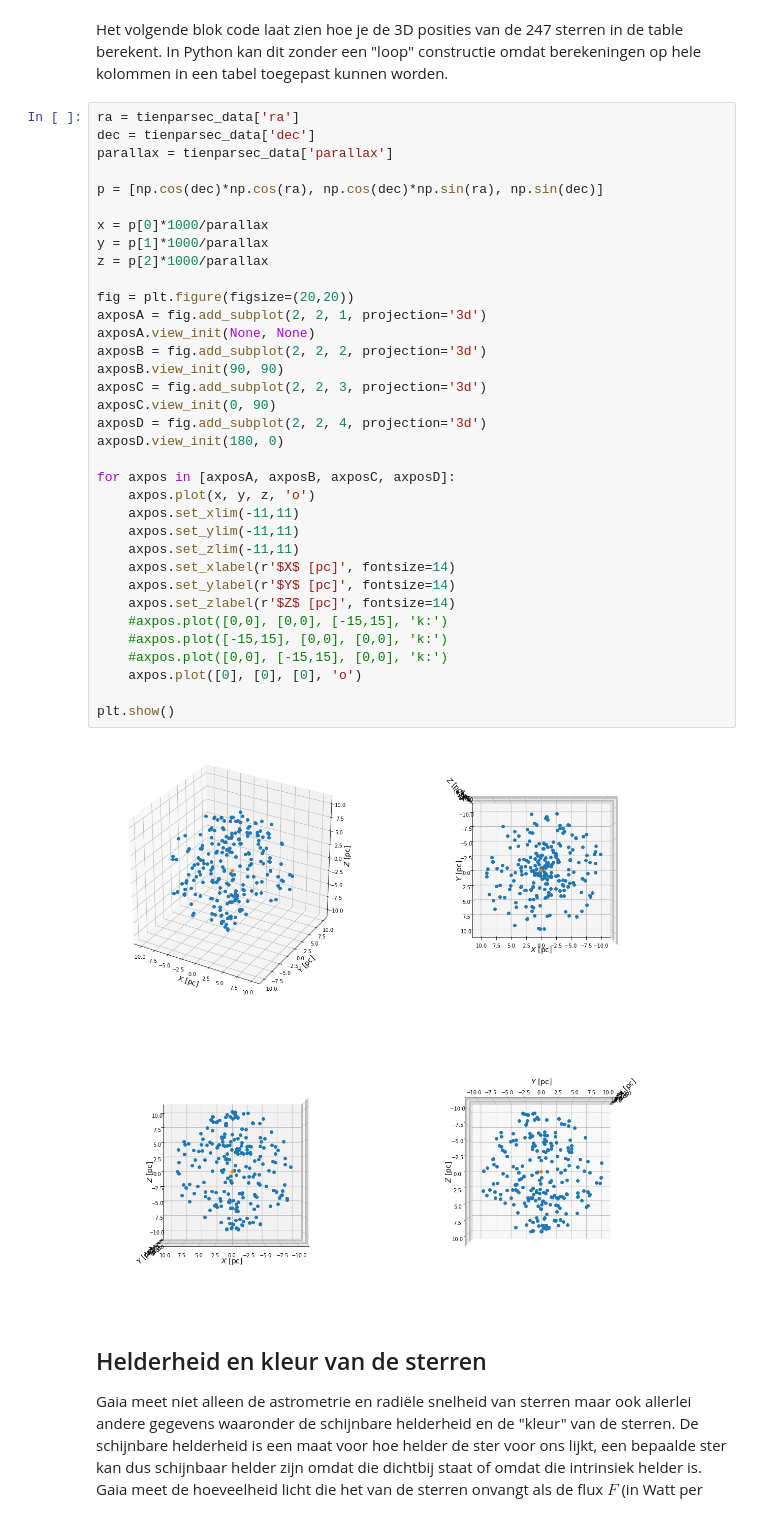
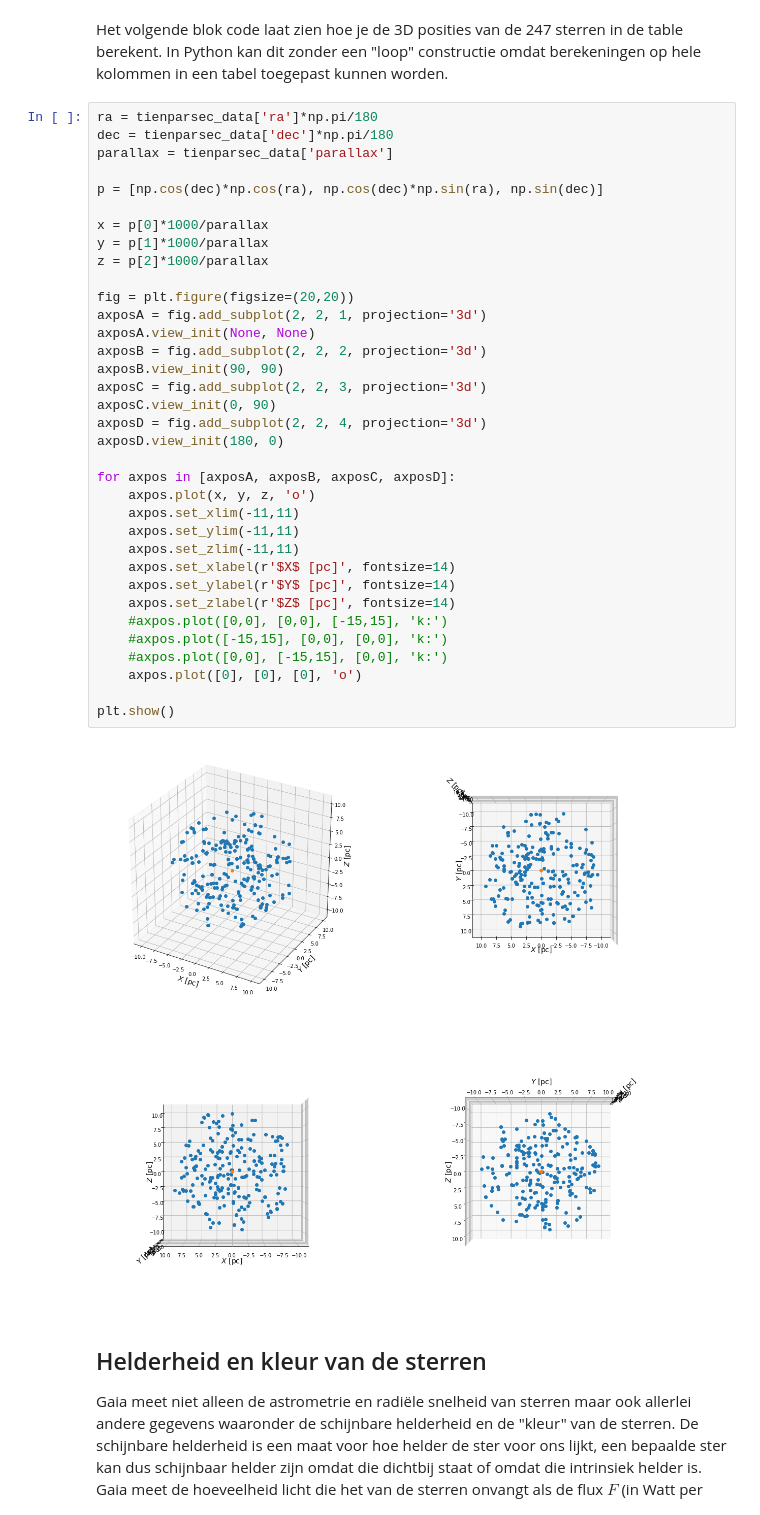
Before and after one commit to agabrown/nwd-2019-gaia-workshop, a Jupyter notebook: TienParsec.ipynb, the cells around one changed output. Cells and saved outputs as stored; diff of their text form.

```diff
--- a/TienParsec.ipynb
+++ b/TienParsec.ipynb
@@ -145,42 +145,42 @@ WARNING: W06: ./data/TienParsecSample.vot:51:0: W06: Invalid UCD 'phot.color': U
 # %% [markdown]
 Het volgende blok code laat zien hoe je de 3D posities van de 247 sterren in de table berekent. In Python kan dit zonder een "loop" constructie omdat berekeningen op hele kolommen in een tabel toegepast kunnen worden.
 # %%
-ra = tienparsec_data['ra']
-dec = tienparsec_data['dec']
+ra = tienparsec_data['ra']*np.pi/180
+dec = tienparsec_data['dec']*np.pi/180
 parallax = tienparsec_data['parallax']
 
 p = [np.cos(dec)*np.cos(ra), np.cos(dec)*np.sin(ra), np.sin(dec)]
 
 x = p[0]*1000/parallax
 y = p[1]*1000/parallax
 z = p[2]*1000/parallax
 
 fig = plt.figure(figsize=(20,20))
 axposA = fig.add_subplot(2, 2, 1, projection='3d')
 axposA.view_init(None, None)
 axposB = fig.add_subplot(2, 2, 2, projection='3d')
 axposB.view_init(90, 90)
 axposC = fig.add_subplot(2, 2, 3, projection='3d')
 axposC.view_init(0, 90)
 axposD = fig.add_subplot(2, 2, 4, projection='3d')
 axposD.view_init(180, 0)
 
 for axpos in [axposA, axposB, axposC, axposD]:
     axpos.plot(x, y, z, 'o')
     axpos.set_xlim(-11,11)
     axpos.set_ylim(-11,11)
     axpos.set_zlim(-11,11)
     axpos.set_xlabel(r'$X$ [pc]', fontsize=14)
     axpos.set_ylabel(r'$Y$ [pc]', fontsize=14)
     axpos.set_zlabel(r'$Z$ [pc]', fontsize=14)
     #axpos.plot([0,0], [0,0], [-15,15], 'k:')
     #axpos.plot([-15,15], [0,0], [0,0], 'k:')
     #axpos.plot([0,0], [-15,15], [0,0], 'k:')
     axpos.plot([0], [0], [0], 'o')
 
 plt.show()
 # %% [output]
-[figure, old version]
+[figure, new version]
 # %% [markdown]
 ## Helderheid en kleur van de sterren
 
```
